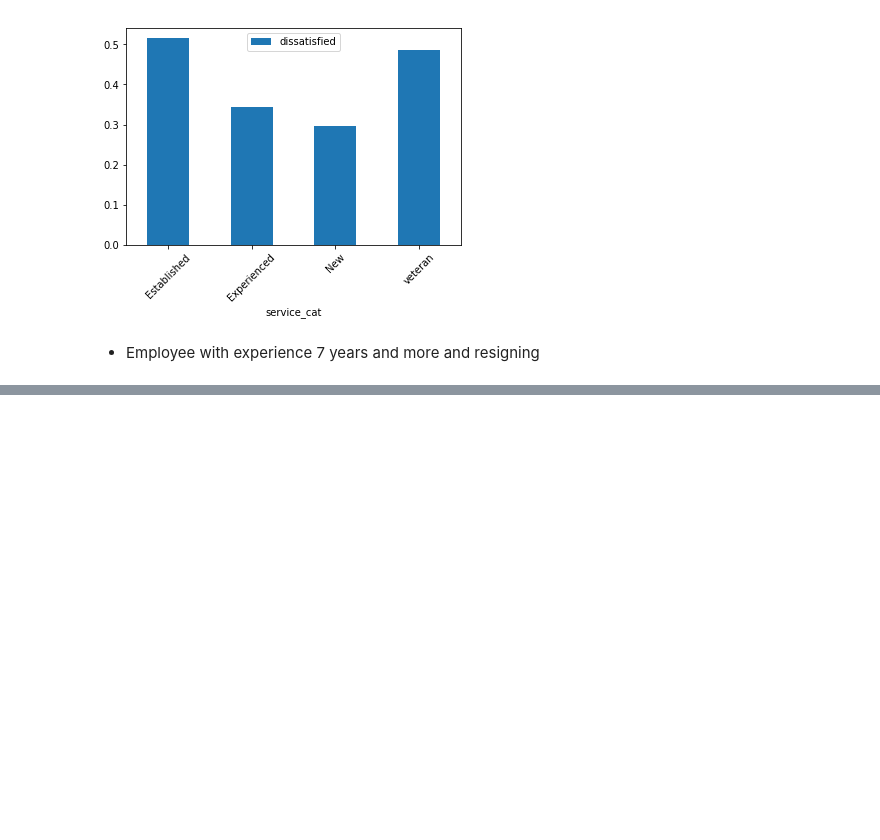
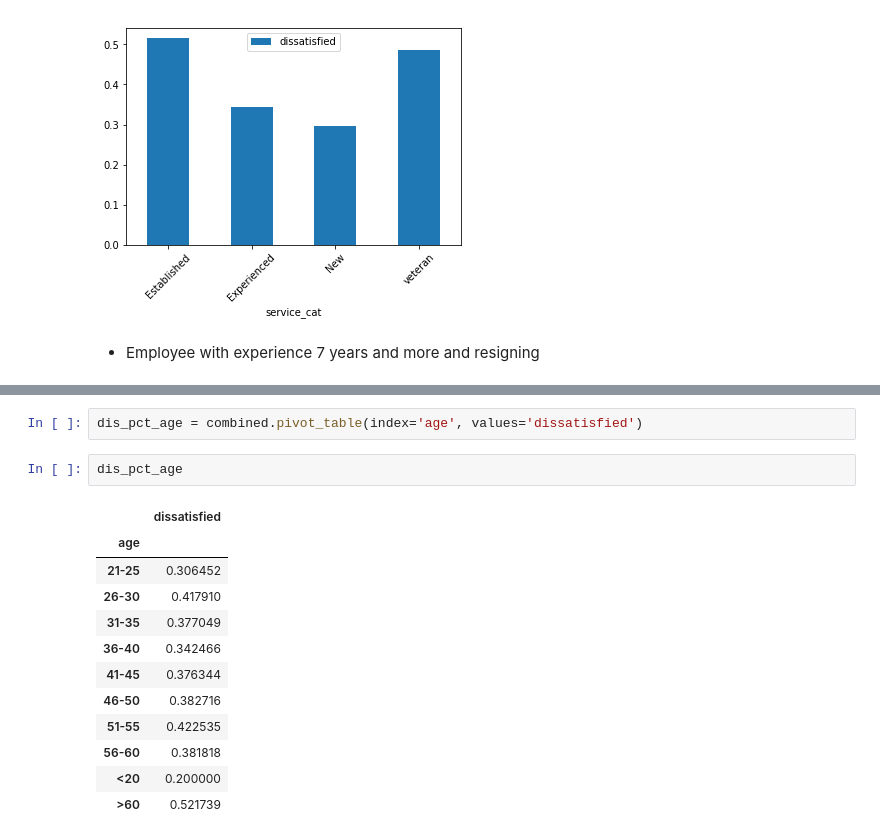
Before and after one commit to purvil/Employee-exit-survey-analysis, a Jupyter notebook: Employee Exit Survey Analysis.ipynb, the cells around one changed output, grey strips where cells are left out. Cells and saved outputs as stored; diff of their text form; blank space fills up the shorter version.

```diff
--- a/Employee Exit Survey Analysis.ipynb
+++ b/Employee Exit Survey Analysis.ipynb
@@ -573,0 +654,17 @@ dis_pct.plot(kind='bar', rot=45)
+# %%
+dis_pct_age = combined.pivot_table(index='age', values='dissatisfied')
+# %%
+dis_pct_age
+# %% [output]
+|  | dissatisfied |
+| age |  |
+| 21-25 | 0.306452 |
+| 26-30 | 0.417910 |
+| 31-35 | 0.377049 |
+| 36-40 | 0.342466 |
+| 41-45 | 0.376344 |
+| 46-50 | 0.382716 |
+| 51-55 | 0.422535 |
+| 56-60 | 0.381818 |
+| <20 | 0.200000 |
+| >60 | 0.521739 |
```
Also changed, not shown: parts of 11 cells of this notebook.
